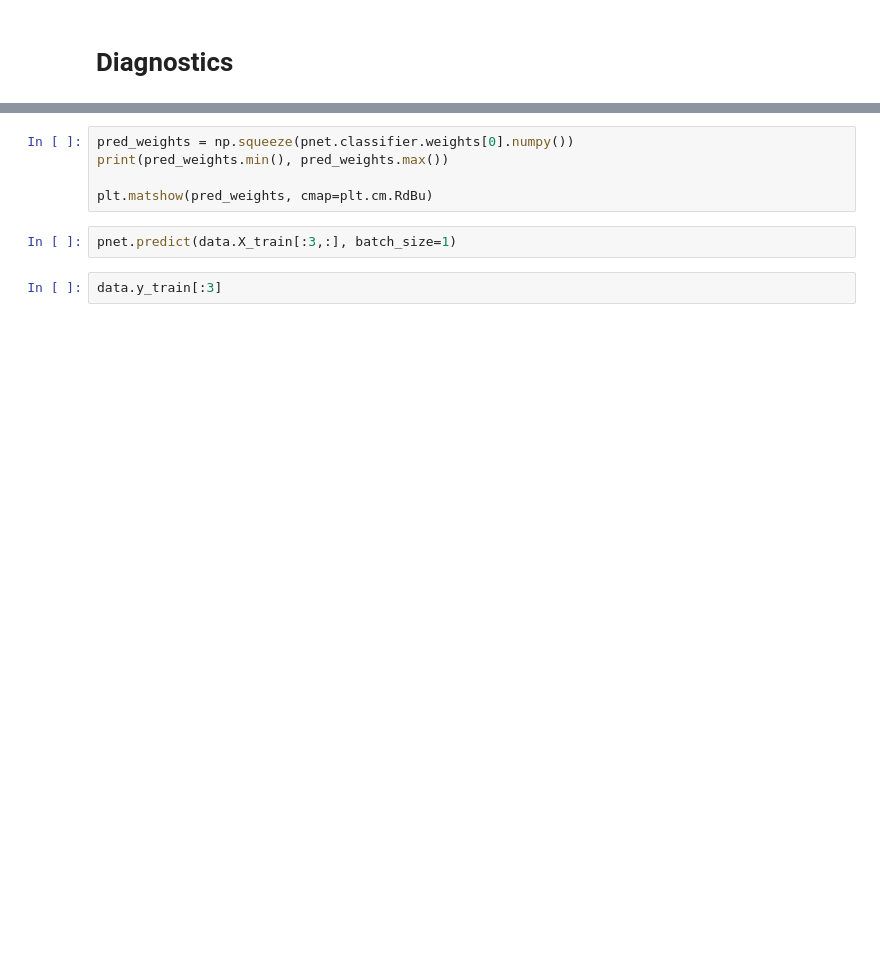
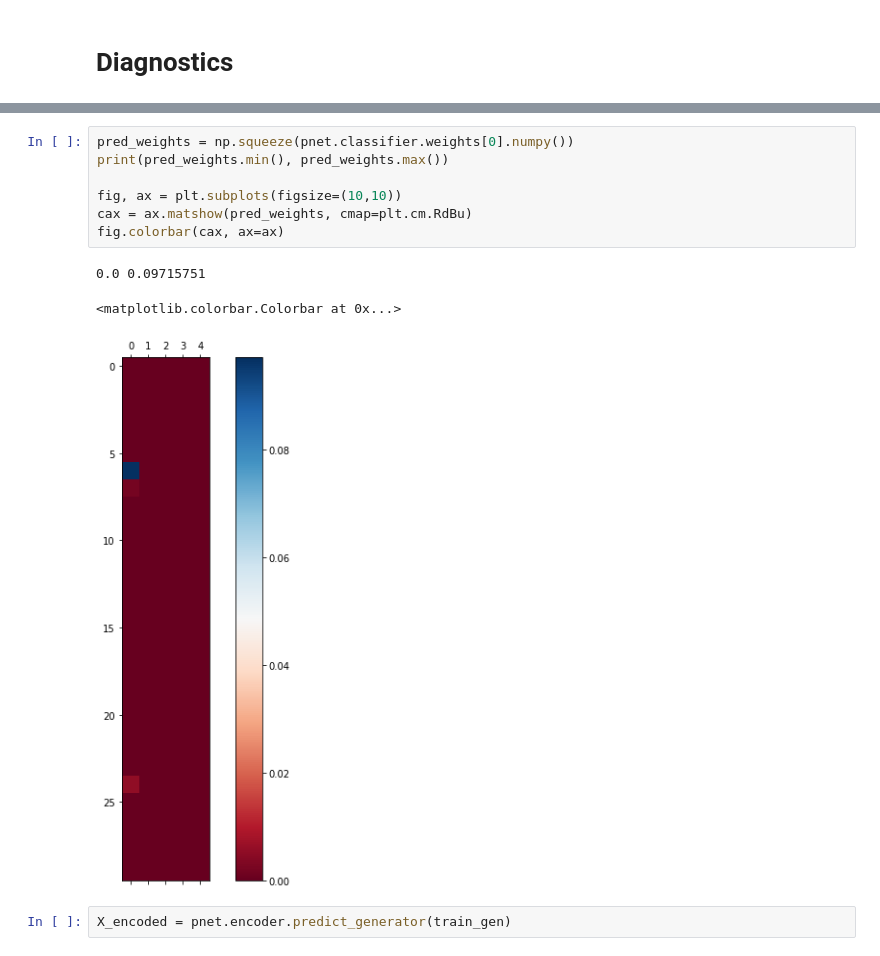
Before and after one commit to rgmyr/tf-ProSeNet, a Jupyter notebook: notebooks/test_arrythmia.ipynb, the cells around one changed output, grey strips where cells are left out. Drawn from its saved outputs; the diff is of its cells as text; blank space fills up the shorter version.

```diff
--- a/notebooks/test_arrythmia.ipynb
+++ b/notebooks/test_arrythmia.ipynb
@@ -234,9 +226,13 @@ plt.matshow(protos, cmap=plt.cm.RdBu)
 # %%
 pred_weights = np.squeeze(pnet.classifier.weights[0].numpy())
 print(pred_weights.min(), pred_weights.max())
 
-plt.matshow(pred_weights, cmap=plt.cm.RdBu)
+fig, ax = plt.subplots(figsize=(10,10))
+cax = ax.matshow(pred_weights, cmap=plt.cm.RdBu)
+fig.colorbar(cax, ax=ax)
+# %% [output]
+0.0 0.09715751
+<matplotlib.colorbar.Colorbar at 0x...>
+[figure, added]
-# %%
-pnet.predict(data.X_train[:3,:], batch_size=1)
-# %%
-data.y_train[:3]
+# %%
+X_encoded = pnet.encoder.predict_generator(train_gen)
```
Also changed, not shown: parts of 27 cells of this notebook, 7 other files.
